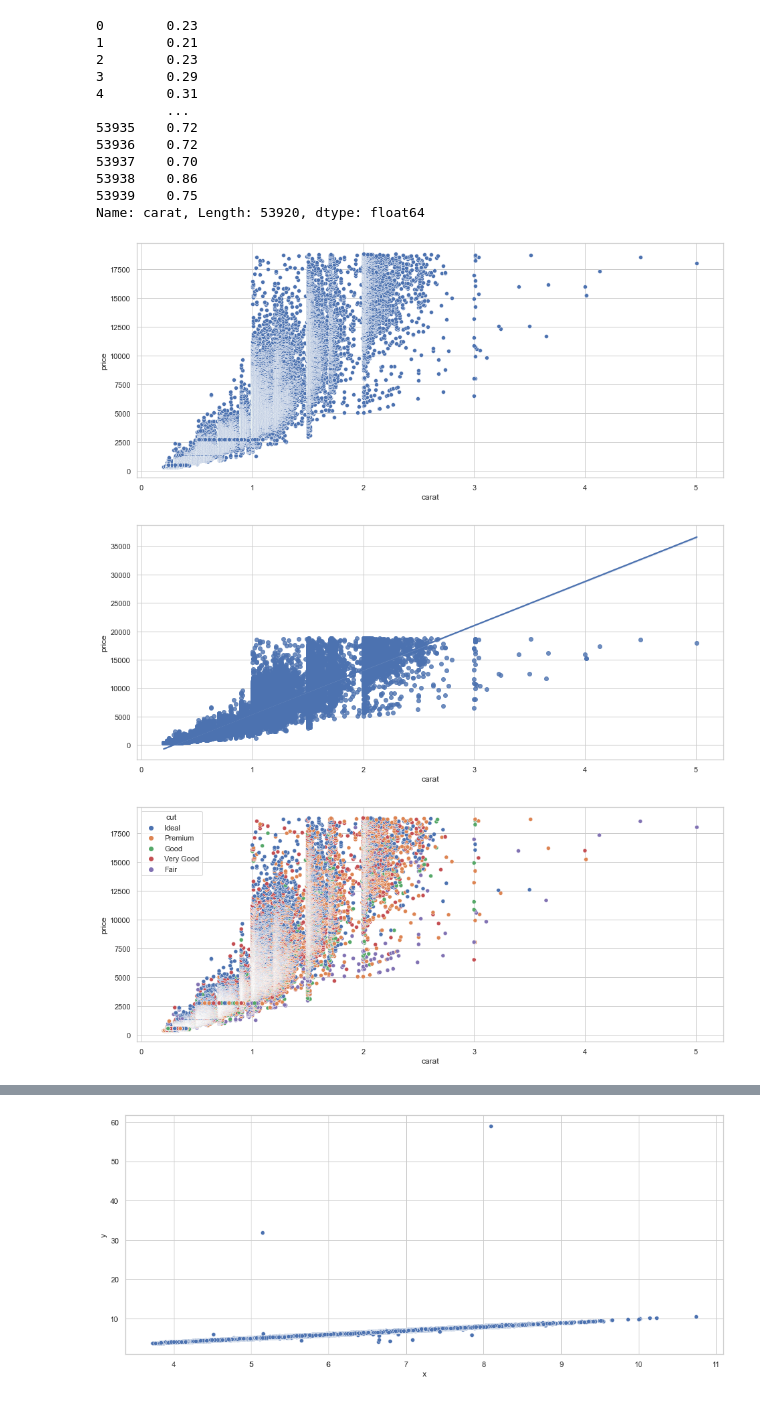
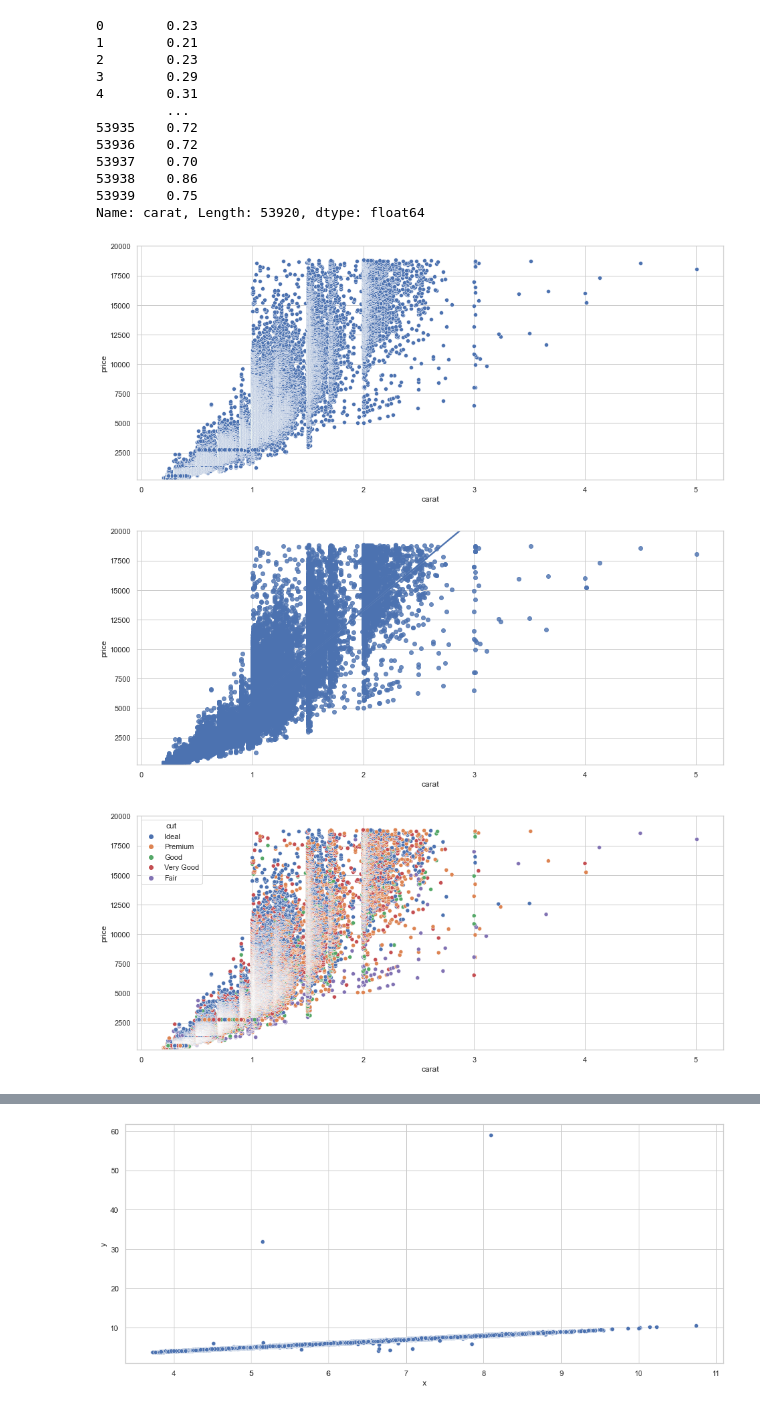
Before and after one commit to ajinjo/diamond-price-predict, a Jupyter notebook: visualization&analysis/diamond 분석 시각화 모델링.ipynb, the cells around one changed output, grey strips where cells are left out. Saved outputs shown, nothing was run; the diff lists cells and outputs as text; code cells hidden in the pictures.

```diff
--- a/visualization&analysis/diamond 분석 시각화 모델링.ipynb
+++ b/visualization&analysis/diamond 분석 시각화 모델링.ipynb
@@ -205,5 +205,5 @@ plt.show()
 # %%
-sns.set(style='whitbegrid') # whitegrid = 배경에 하얀 선
+sns.set(style='whitegrid') # whitegrid = 배경에 하얀 선
 sns.pairplot(diaDF, hue='carat', palette='husl')
 plt.show()
 # %% [output]
@@ -246,22 +246,25 @@ Name: carat, Length: 53920, dtype: float64
 #두 연속변수의 관계 시각화 : 산점도
 plt.figure(figsize=(14,6))
 sns.scatterplot(x='carat', y='price', data=diaDF)
+plt.ylim(200, 20000)
 plt.show()
 # %% [output]
-[figure, old version]
+[figure, new version]
 # %%
 #산점도 + 추세선
 plt.figure(figsize=(14,6))
 sns.regplot(x='carat', y='price', data=diaDF)
+plt.ylim(200, 20000)
 plt.show()
 # %% [output]
-[figure, old version]
+[figure, new version]
 # %%
 plt.figure(figsize=(14,6))
 sns.scatterplot(x='carat', y='price', hue='cut', data=diaDF)
+plt.ylim(200, 20000)
 plt.show()
 # %% [output]
-[figure, old version]
+[figure, new version]
 # %%
 plt.figure(figsize=(14,6))
 sns.scatterplot(x='carat', y='price', hue='clarity', data=diaDF)
```
Also changed, not shown: parts of 19 cells of this notebook.
